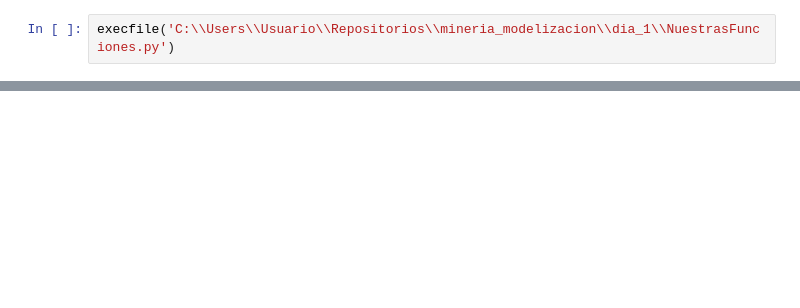
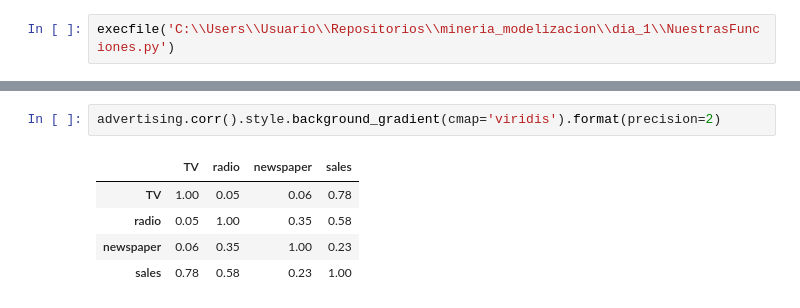
Before and after one commit to annabmota/mineria_datos, a Jupyter notebook: Regresion_lineal.ipynb, the cells around one changed output, grey strips where cells are left out. Saved outputs shown, nothing was run; the diff lists cells and outputs as text; blank space fills up the shorter version.

```diff
--- a/Regresion_lineal.ipynb
+++ b/Regresion_lineal.ipynb
@@ -21,0 +30,8 @@ execfile('C:\\Users\\Usuario\\Repositorios\\mineria_modelizacion\\dia_1\\Nuestra
+# %%
+advertising.corr().style.background_gradient(cmap='viridis').format(precision=2)
+# %% [output]
+|  | TV | radio | newspaper | sales |
+| TV | 1.00 | 0.05 | 0.06 | 0.78 |
+| radio | 0.05 | 1.00 | 0.35 | 0.58 |
+| newspaper | 0.06 | 0.35 | 1.00 | 0.23 |
+| sales | 0.78 | 0.58 | 0.23 | 1.00 |
```
Also changed, not shown: parts of 13 cells of this notebook.
